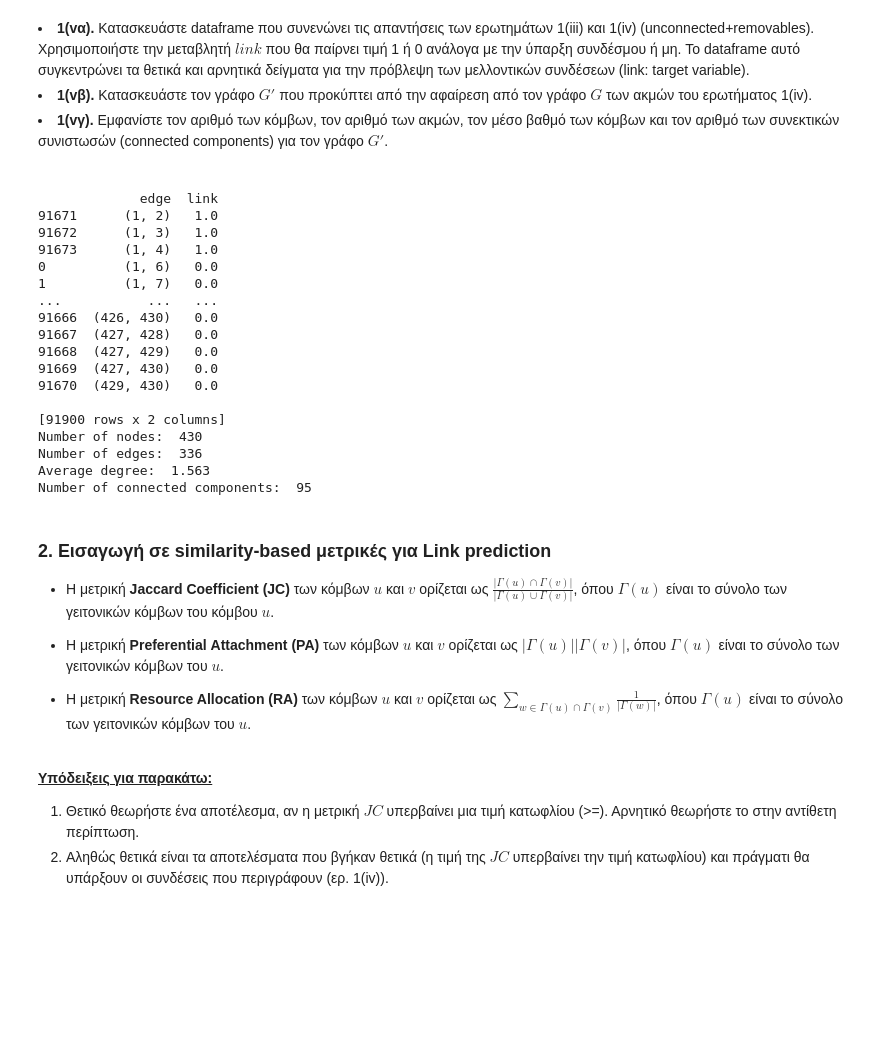
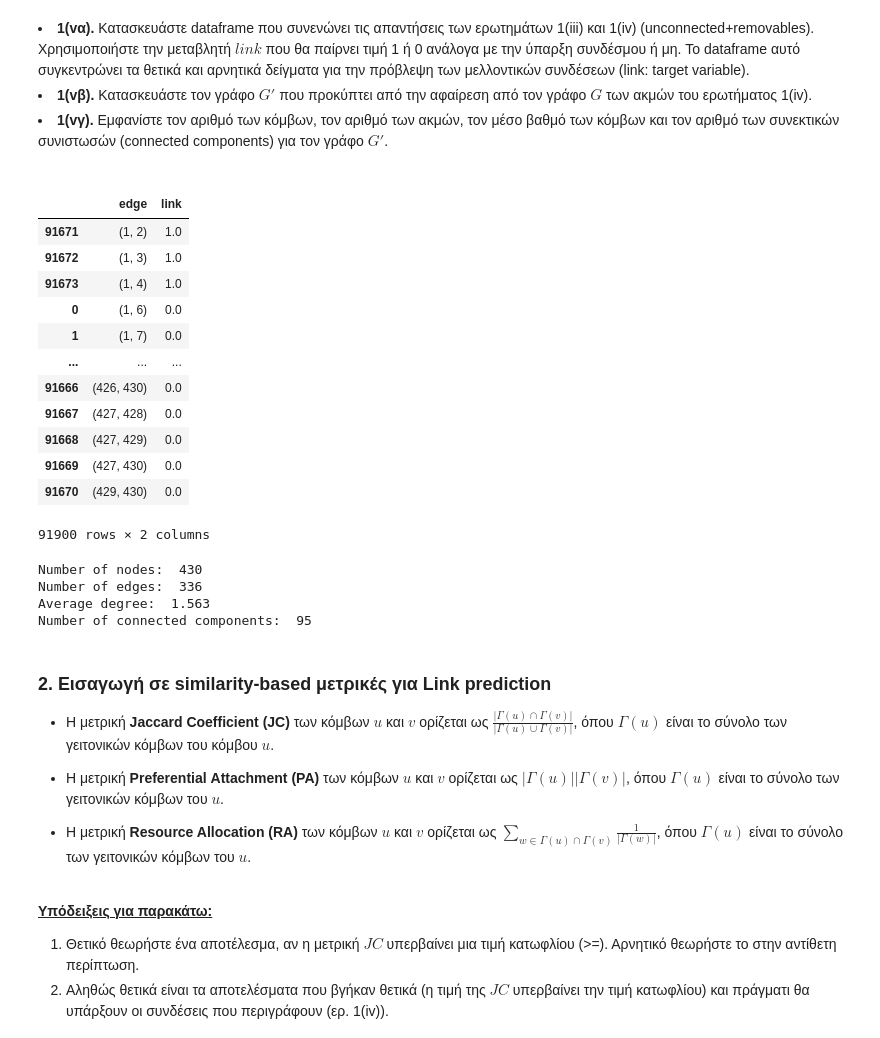
Before and after one commit to NicoleMp2/SocialNetworksAnalysis, a Jupyter notebook: ass3/ΑΚΔ_3η_Άσκηση_student_version.ipynb, the cells around one changed output. Cells and saved outputs as stored; diff of their text form; code cells hidden in the pictures; blank space fills up the shorter version.

```diff
--- a/ass3/ΑΚΔ_3η_Άσκηση_student_version.ipynb
+++ b/ass3/ΑΚΔ_3η_Άσκηση_student_version.ipynb
@@ -88,46 +88,46 @@ Some removable edges:  [(1, 2), (1, 3), (1, 4), (3, 4), (3, 5), (5, 6), (5, 46),
 # %%
 import pandas as pd
 from tabulate import tabulate
 
 df_unconnected = pd.DataFrame({'edge': unconnected_edges, 'link': [0.0]*len(unconnected_edges)})
 df_removable = pd.DataFrame({'edge': removable_edges, 'link': [1.0]*len(removable_edges)})
 #merge in one dataframe
 df_merged = pd.concat([df_unconnected, df_removable], ignore_index=True).sort_values(by=['edge'])
 
-print(df_merged)
-
-#build graph G'=G_reduced
-G_reduced = DBpedia.copy()
-G_reduced.remove_edges_from(removable_edges)
-
-node_count = G_reduced.number_of_nodes()
-edge_count = G_reduced.number_of_edges()
-average_degree = round(np.mean(list(dict(G_reduced.degree()).values())),3)
-connected_components = nx.number_connected_components(G_reduced)
-
-print("Number of nodes: ", node_count,
-    "\nNumber of edges: ", edge_count,
-    "\nAverage degree: ", average_degree,
-    "\nNumber of connected components: ", connected_components)
+df_merged
 # %% [output]
+|  | edge | link |
+| 91671 | (1, 2) | 1.0 |
+| 91672 | (1, 3) | 1.0 |
+| 91673 | (1, 4) | 1.0 |
+| 0 | (1, 6) | 0.0 |
+| 1 | (1, 7) | 0.0 |
+| ... | ... | ... |
+| 91666 | (426, 430) | 0.0 |
+| 91667 | (427, 428) | 0.0 |
+| 91668 | (427, 429) | 0.0 |
+| 91669 | (427, 430) | 0.0 |
+| 91670 | (429, 430) | 0.0 |
-             edge  link
-91671      (1, 2)   1.0
-91672      (1, 3)   1.0
-91673      (1, 4)   1.0
-0          (1, 6)   0.0
-1          (1, 7)   0.0
-...           ...   ...
-91666  (426, 430)   0.0
-91667  (427, 428)   0.0
-91668  (427, 429)   0.0
-91669  (427, 430)   0.0
-91670  (429, 430)   0.0
-
-[91900 rows x 2 columns]
-Number of nodes:  430
-Number of edges:  336
-Average degree:  1.563
-Number of connected components:  95
+91900 rows × 2 columns
+# %%
+#build graph G'=G_reduced
+G_reduced = DBpedia.copy()
+G_reduced.remove_edges_from(removable_edges)
+
+node_count = G_reduced.number_of_nodes()
+edge_count = G_reduced.number_of_edges()
+average_degree = round(np.mean(list(dict(G_reduced.degree()).values())),3)
+connected_components = nx.number_connected_components(G_reduced)
+
+print("Number of nodes: ", node_count,
+    "\nNumber of edges: ", edge_count,
+    "\nAverage degree: ", average_degree,
+    "\nNumber of connected components: ", connected_components)
+# %% [output]
+Number of nodes:  430
+Number of edges:  336
+Average degree:  1.563
+Number of connected components:  95
 # %% [markdown]
 ### 2. Εισαγωγή σε similarity-based μετρικές για Link prediction
 
```
Also changed, not shown: parts of 15 cells of this notebook.
